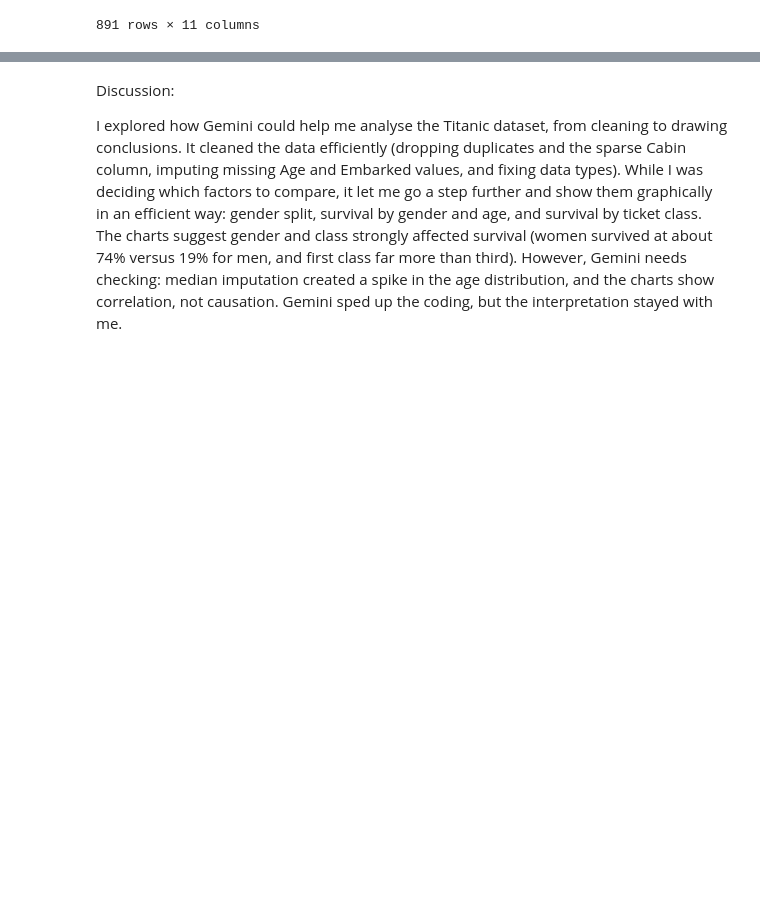
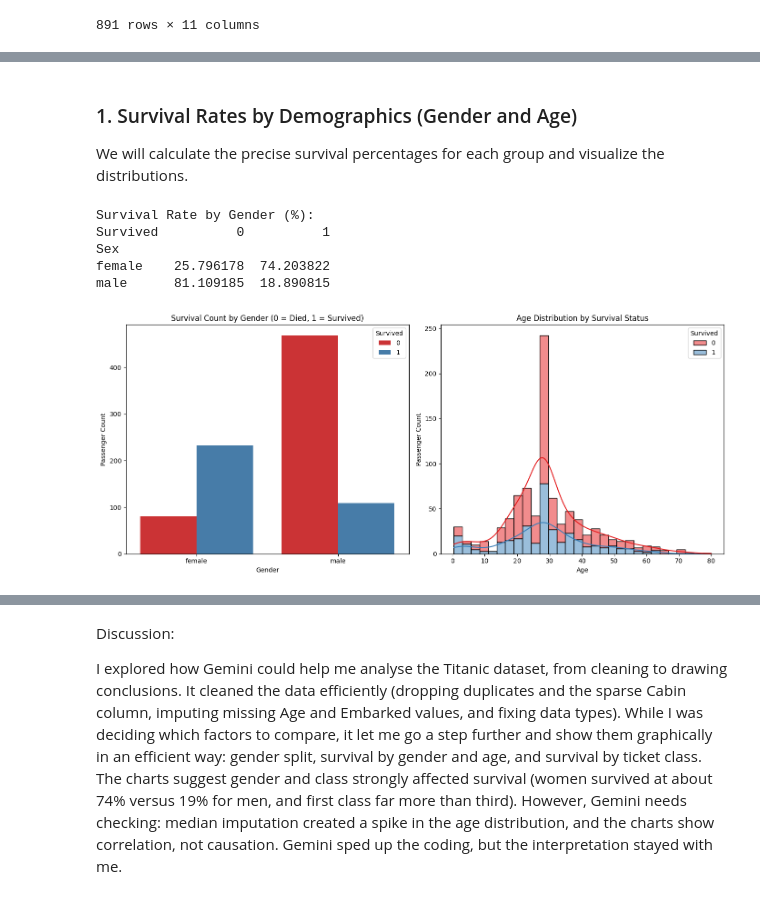
Before and after one commit to zadigpedrono/zadigpedrono-DataScience-GenAI-Submissions, a Jupyter notebook: Seminar2_Titanic_File_.ipynb, the cells around one changed output, grey strips where cells are left out. Saved outputs shown, nothing was run; the diff lists cells and outputs as text; code cells hidden in the pictures; blank space fills up the shorter version.

```diff
--- a/Seminar2_Titanic_File_.ipynb
+++ b/Seminar2_Titanic_File_.ipynb
@@ -10,6 +18,6 @@ import pandas as pd
 # %%
 import numpy as np
 # %%
-df = pd.read_csv('titanic (1).csv')
+df = pd.read_csv('titanic.csv')
 # %%
 df
@@ -48,0 +109,36 @@ df
+# %% [markdown]
+### 1. Survival Rates by Demographics (Gender and Age)
+We will calculate the precise survival percentages for each group and visualize the distributions.
+# %%
+import matplotlib.pyplot as plt
+import seaborn as sns
+
+# Calculate exact survival rate by Gender
+gender_survival = df.groupby('Sex')['Survived'].value_counts(normalize=True).unstack() * 100
+print("Survival Rate by Gender (%):")
+print(gender_survival)
+
+# Create subplots for visualization
+fig, axes = plt.subplots(1, 2, figsize=(14, 6))
+
+# Plot 1: Survival rate by Gender
+sns.countplot(data=df, x='Sex', hue='Survived', palette='Set1', ax=axes[0])
+axes[0].set_title('Survival Count by Gender (0 = Died, 1 = Survived)')
+axes[0].set_xlabel('Gender')
+axes[0].set_ylabel('Passenger Count')
+
+# Plot 2: Age distribution by Survival Status
+sns.histplot(data=df, x='Age', hue='Survived', multiple='stack', kde=True, palette='Set1', ax=axes[1])
+axes[1].set_title('Age Distribution by Survival Status')
+axes[1].set_xlabel('Age')
+axes[1].set_ylabel('Passenger Count')
+
+plt.tight_layout()
+plt.show()
+# %% [output]
+Survival Rate by Gender (%):
+Survived          0          1
+Sex
+female    25.796178  74.203822
+male      81.109185  18.890815
+[figure, added]
```
Also changed, not shown: parts of 9 cells of this notebook.
